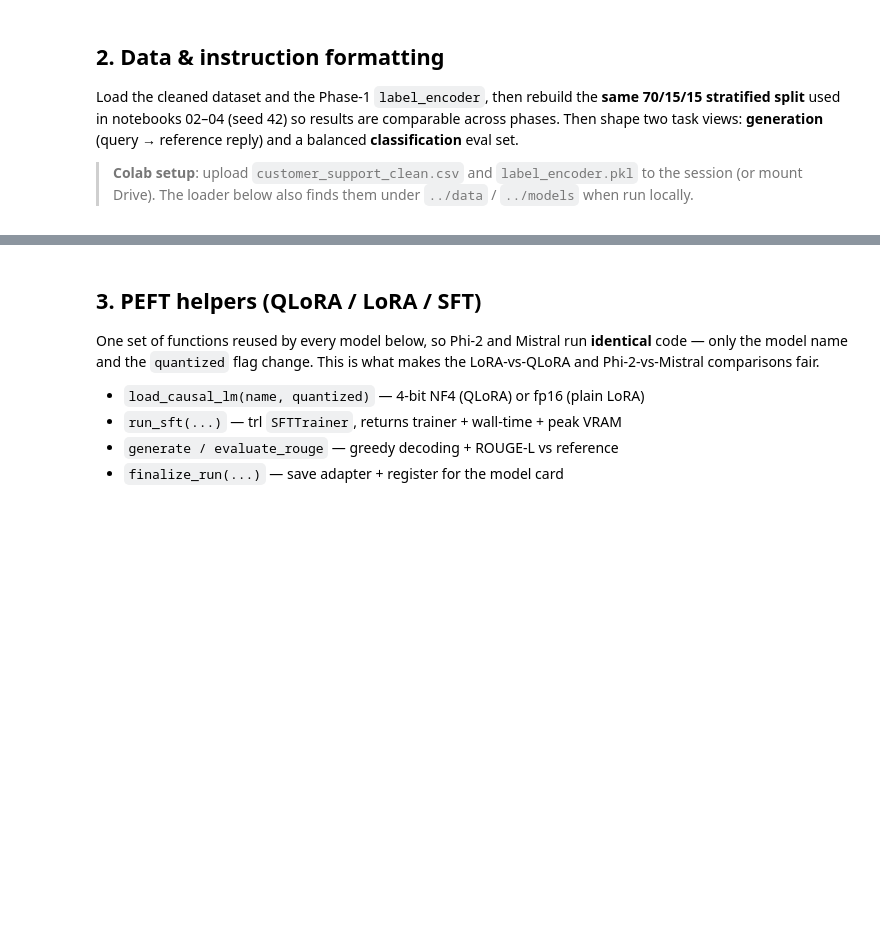
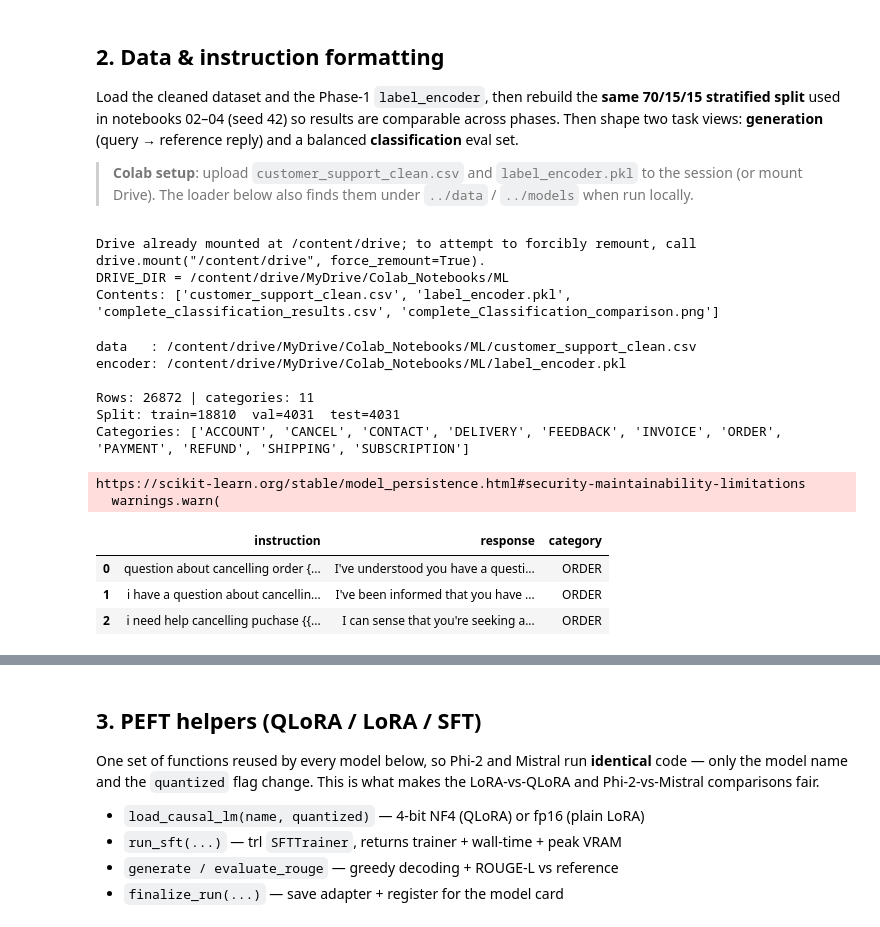
Before and after one commit to EhsanFarazmand/supportai, a Jupyter notebook: notebooks/05_llm_finetuning.ipynb, the cells around one changed output, grey strips where cells are left out. Saved outputs shown, nothing was run; the diff lists cells and outputs as text; code cells hidden in the pictures; blank space fills up the shorter version.

```diff
--- a/notebooks/05_llm_finetuning.ipynb
+++ b/notebooks/05_llm_finetuning.ipynb
@@ -93,38 +104,98 @@ print(f"Models: {PHI2_MODEL} , {MISTRAL_MODEL}")
 Load the cleaned dataset and the Phase-1 `label_encoder`, then rebuild the **same 70/15/15 stratified split** used in notebooks 02–04 (seed 42) so results are comparable across phases. Then shape two task views: **generation** (query → reference reply) and a balanced **classification** eval set.
 
 > **Colab setup**: upload `customer_support_clean.csv` and `label_encoder.pkl` to the session (or mount Drive). The loader below also finds them under `../data` / `../models` when run locally.
+# %%
+# =============================================================
+# 2.0 Mount Google Drive and locate the input files
+# =============================================================
+# The two inputs produced by notebook 01 live in your Drive:
+#   customer_support_clean.csv   and   label_encoder.pkl
+# Both should sit in the folder below (edit if you move them).
+import os
+
+DRIVE_DIR = "/content/drive/MyDrive/Colab_Notebooks/ML"   # your Drive folder
+
+try:
+    from google.colab import drive
+    drive.mount("/content/drive")
+    if os.path.isdir(DRIVE_DIR):
+        print(f"DRIVE_DIR = {DRIVE_DIR}")
+        print("Contents:", os.listdir(DRIVE_DIR))
+    else:
+        print(f"⚠️  '{DRIVE_DIR}' not found. Edit DRIVE_DIR to the folder that holds "
+              "customer_support_clean.csv and label_encoder.pkl.")
+except ModuleNotFoundError:
+    DRIVE_DIR = "."          # not on Colab -> fall back to local working dir
+    print("Not on Colab — DRIVE_DIR set to current directory.")
+
+# OPTIONAL — persist outputs (adapters, results CSV) to Drive so they survive
+# the session. Uncomment to redirect; otherwise they write to the ephemeral
+# Colab disk and you download them manually.
+# MODELS_DIR      = os.path.join(DRIVE_DIR, "models")
+# EXPERIMENTS_DIR = os.path.join(DRIVE_DIR, "experiments")
+# %% [output]
+Drive already mounted at /content/drive; to attempt to forcibly remount, call drive.mount("/content/drive", force_remount=True).
+DRIVE_DIR = /content/drive/MyDrive/Colab_Notebooks/ML
+Contents: ['customer_support_clean.csv', 'label_encoder.pkl', 'complete_classification_results.csv', 'complete_Classification_comparison.png']
 # %%
 # =============================================================
 # 2a. Load cleaned data + label encoder, rebuild the Phase-3 splits
 # =============================================================
 import os, pandas as pd, joblib
 from sklearn.model_selection import train_test_split
 
 def _find(*candidates):
-    """Colab keeps files flat; locally they live under ../data, ../models."""
+    """Return the first path that exists. DRIVE_DIR (set in the mount cell)
+    is searched first on Colab; local ../data, ../models are fallbacks."""
     for p in candidates:
-        if os.path.exists(p):
+        if p and os.path.exists(p):
             return p
-    return candidates[0]   # fall through to the first (will raise a clear error on read)
+    raise FileNotFoundError(
+        "None of these paths exist:\n  " + "\n  ".join(str(c) for c in candidates) +
+        "\n\nCheck that customer_support_clean.csv and label_encoder.pkl are in "
+        f"DRIVE_DIR ({DRIVE_DIR}) and that the Drive mount cell ran.")
 
-DATA_CSV = _find("customer_support_clean.csv", "../Colab_Notebooks/ML/customer_support_clean.csv", "Colab_Notebooks/ML/customer_support_clean.csv",)
-LE_PATH  = _find("label_encoder.pkl", "../Colab_Notebooks/ML/label_encoder.pkl", "Colab_Notebooks/ML/label_encoder.pkl")
-print(f"data  : {DATA_CSV}")
+DATA_CSV = _find(
+    os.path.join(DRIVE_DIR, "customer_support_clean.csv"),
+    "customer_support_clean.csv",
+    "../data/customer_support_clean.csv",
+    "data/customer_support_clean.csv",
+)
+LE_PATH = _find(
+    os.path.join(DRIVE_DIR, "label_encoder.pkl"),
+    "label_encoder.pkl",
+    "../models/label_encoder.pkl",
+    "models/label_encoder.pkl",
+)
+print(f"data   : {DATA_CSV}")
 print(f"encoder: {LE_PATH}")
 
 df = pd.read_csv(DATA_CSV)
 label_encoder = joblib.load(LE_PATH)
 CATEGORIES = list(label_encoder.classes_)
 df["label"] = label_encoder.transform(df["category"])
 
 # Identical split recipe to notebooks 02–04 (70/15/15, stratified, seed 42)
 train_df, temp_df = train_test_split(df, test_size=0.3, random_state=42, stratify=df["label"])
 val_df, test_df = train_test_split(temp_df, test_size=0.5, random_state=42, stratify=temp_df["label"])
 
 print(f"\nRows: {len(df)} | categories: {len(CATEGORIES)}")
 print(f"Split: train={len(train_df)}  val={len(val_df)}  test={len(test_df)}")
 print(f"Categories: {CATEGORIES}")
 df[["instruction", "response", "category"]].head(3)
+# %% [output]
+data   : /content/drive/MyDrive/Colab_Notebooks/ML/customer_support_clean.csv
+encoder: /content/drive/MyDrive/Colab_Notebooks/ML/label_encoder.pkl
+
+Rows: 26872 | categories: 11
+Split: train=18810  val=4031  test=4031
+Categories: ['ACCOUNT', 'CANCEL', 'CONTACT', 'DELIVERY', 'FEEDBACK', 'INVOICE', 'ORDER', 'PAYMENT', 'REFUND', 'SHIPPING', 'SUBSCRIPTION']
+https://scikit-learn.org/stable/model_persistence.html#security-maintainability-limitations
+  warnings.warn(
+|  | instruction | response | category |
+| 0 | question about cancelling order {... | I've understood you have a questi... | ORDER |
+| 1 | i have a question about cancellin... | I've been informed that you have ... | ORDER |
+| 2 | i need help cancelling puchase {{... | I can sense that you're seeking a... | ORDER |
 # %%
 # =============================================================
 # 2b. Instruction-format datasets (generation + classification)
```
Also changed, not shown: parts of 12 cells of this notebook, 17 other files.
